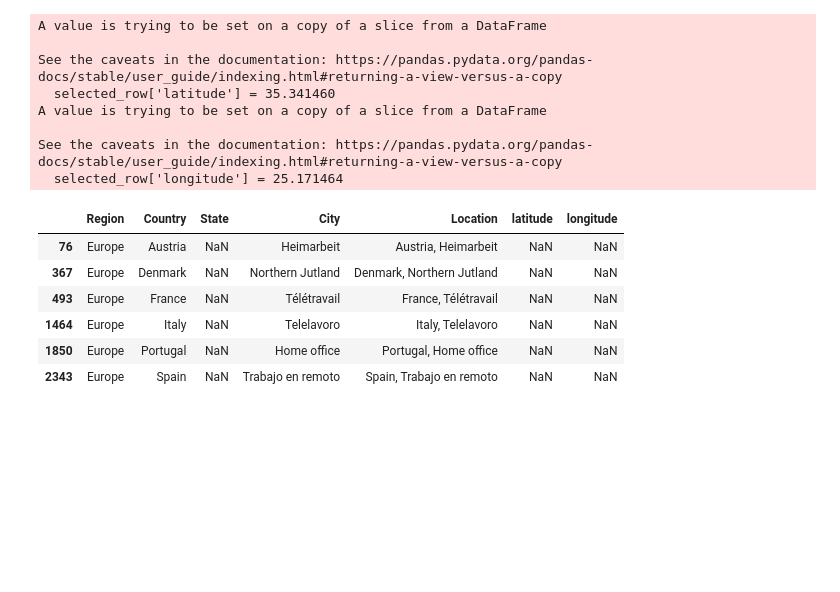
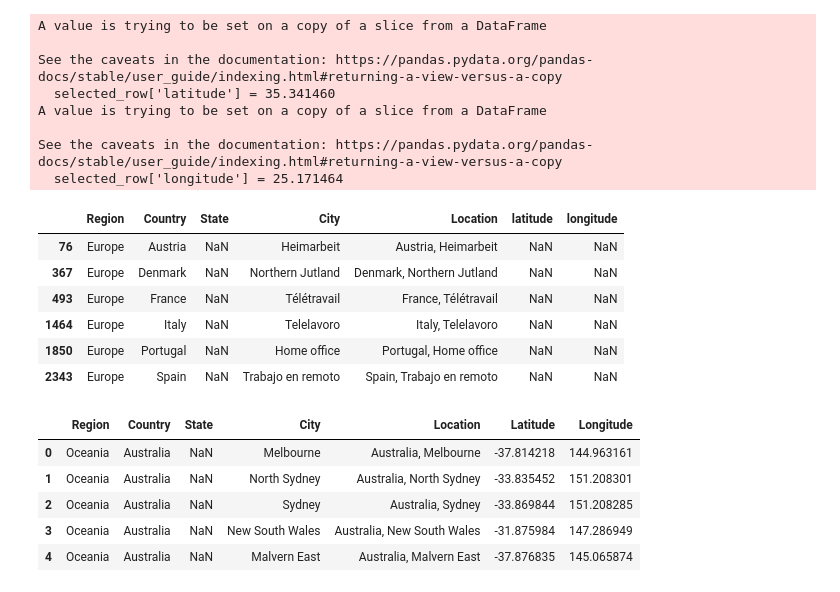
Before and after one commit to Luk-kar/DS_salaries_project, a Jupyter notebook: _002_data_cleaning_socioeconomic.ipynb, the cells around one changed output. Cells and saved outputs as stored; diff of their text form; code cells hidden in the pictures; blank space fills up the shorter version.

```diff
--- a/_002_data_cleaning_socioeconomic.ipynb
+++ b/_002_data_cleaning_socioeconomic.ipynb
@@ -708,3 +708,15 @@ clean_df[clean_df['latitude'].isna()]
 | 2343 | Europe | Spain | NaN | Trabajo en remoto | Spain, Trabajo en remoto | NaN | NaN |
 # %%
 clean_df.to_csv("data\clean\_Socioeconomic data\geopositioning.csv", index=False)
+# %%
+import pandas as pd
+
+clean_df = pd.read_csv("data\clean\_Socioeconomic data\geopositioning.csv")
+clean_df.head()
+# %% [output]
+|  | Region | Country | State | City | Location | Latitude | Longitude |
+| 0 | Oceania | Australia | NaN | Melbourne | Australia, Melbourne | -37.814218 | 144.963161 |
+| 1 | Oceania | Australia | NaN | North Sydney | Australia, North Sydney | -33.835452 | 151.208301 |
+| 2 | Oceania | Australia | NaN | Sydney | Australia, Sydney | -33.869844 | 151.208285 |
+| 3 | Oceania | Australia | NaN | New South Wales | Australia, New South Wales | -31.875984 | 147.286949 |
+| 4 | Oceania | Australia | NaN | Malvern East | Australia, Malvern East | -37.876835 | 145.065874 |
```
Also changed, not shown: parts of 3 cells of this notebook, 3 other files.
